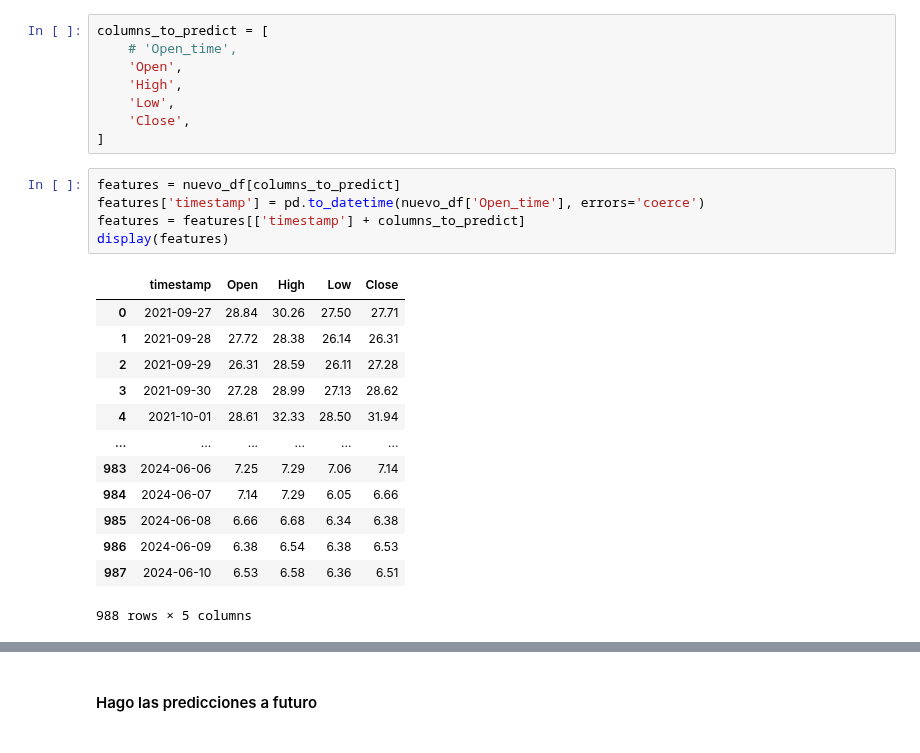
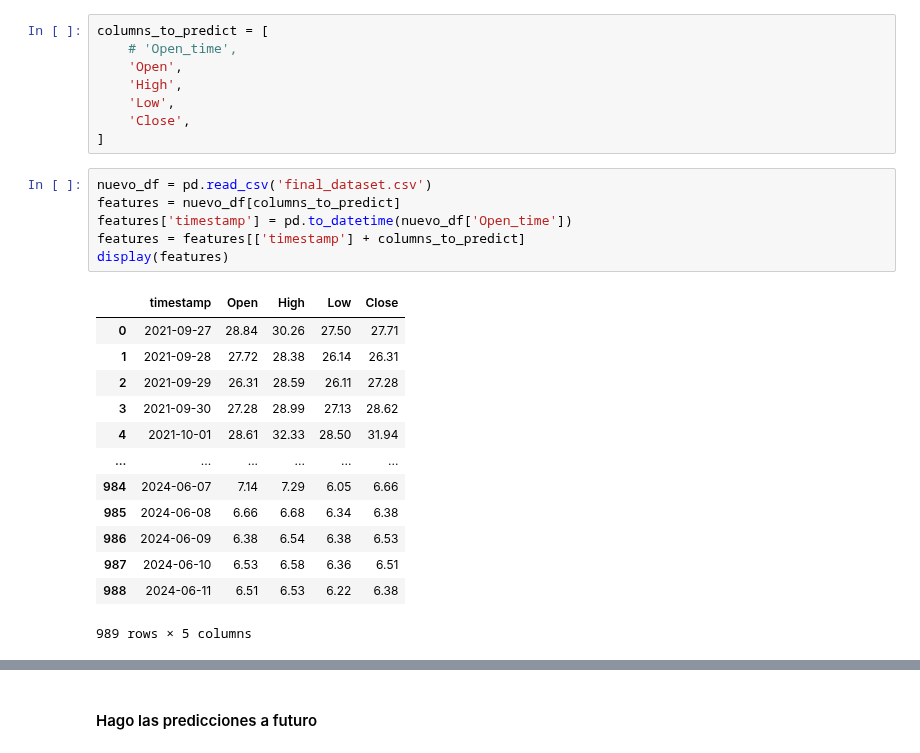
Before and after one commit to marianoMarchetta1/Tesis-2024, a Jupyter notebook: automation/daily-run.ipynb, the cells around one changed output, grey strips where cells are left out. Saved outputs shown, nothing was run; the diff lists cells and outputs as text.

```diff
--- a/automation/daily-run.ipynb
+++ b/automation/daily-run.ipynb
@@ -240,21 +229,22 @@ columns_to_predict = [
     'Close',
 ]
 # %%
+nuevo_df = pd.read_csv('final_dataset.csv')
 features = nuevo_df[columns_to_predict]
-features['timestamp'] = pd.to_datetime(nuevo_df['Open_time'], errors='coerce')
+features['timestamp'] = pd.to_datetime(nuevo_df['Open_time'])
 features = features[['timestamp'] + columns_to_predict]
 display(features)
 # %% [output]
 |  | timestamp | Open | High | Low | Close |
 | 0 | 2021-09-27 | 28.84 | 30.26 | 27.50 | 27.71 |
 | 1 | 2021-09-28 | 27.72 | 28.38 | 26.14 | 26.31 |
 | 2 | 2021-09-29 | 26.31 | 28.59 | 26.11 | 27.28 |
 | 3 | 2021-09-30 | 27.28 | 28.99 | 27.13 | 28.62 |
 | 4 | 2021-10-01 | 28.61 | 32.33 | 28.50 | 31.94 |
 | ... | ... | ... | ... | ... | ... |
-| 983 | 2024-06-06 | 7.25 | 7.29 | 7.06 | 7.14 |
 | 984 | 2024-06-07 | 7.14 | 7.29 | 6.05 | 6.66 |
 | 985 | 2024-06-08 | 6.66 | 6.68 | 6.34 | 6.38 |
 | 986 | 2024-06-09 | 6.38 | 6.54 | 6.38 | 6.53 |
 | 987 | 2024-06-10 | 6.53 | 6.58 | 6.36 | 6.51 |
+| 988 | 2024-06-11 | 6.51 | 6.53 | 6.22 | 6.38 |
-988 rows × 5 columns
+989 rows × 5 columns
```
Also changed, not shown: parts of 19 cells of this notebook, 7 other files.
